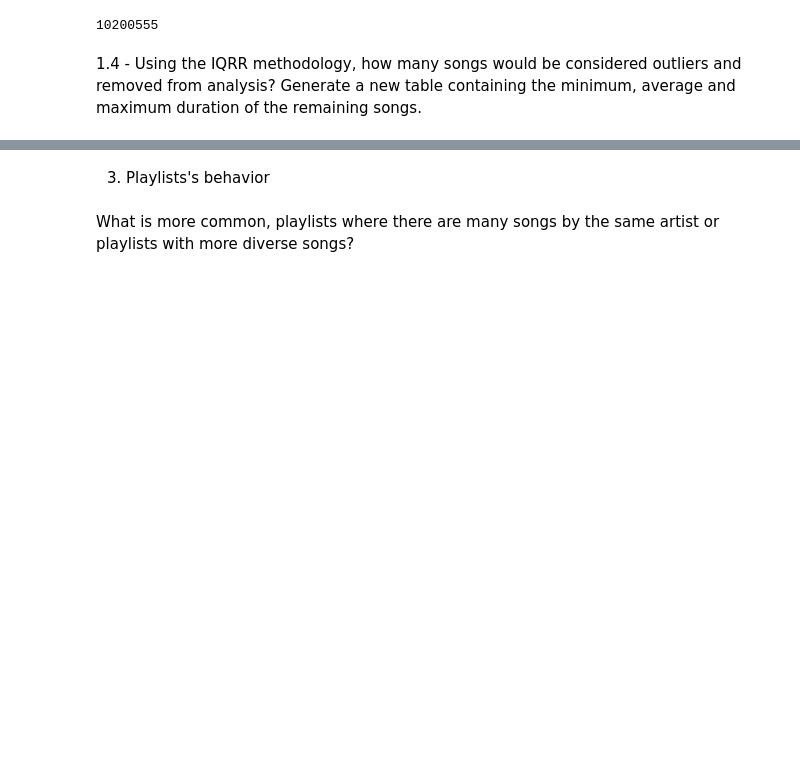
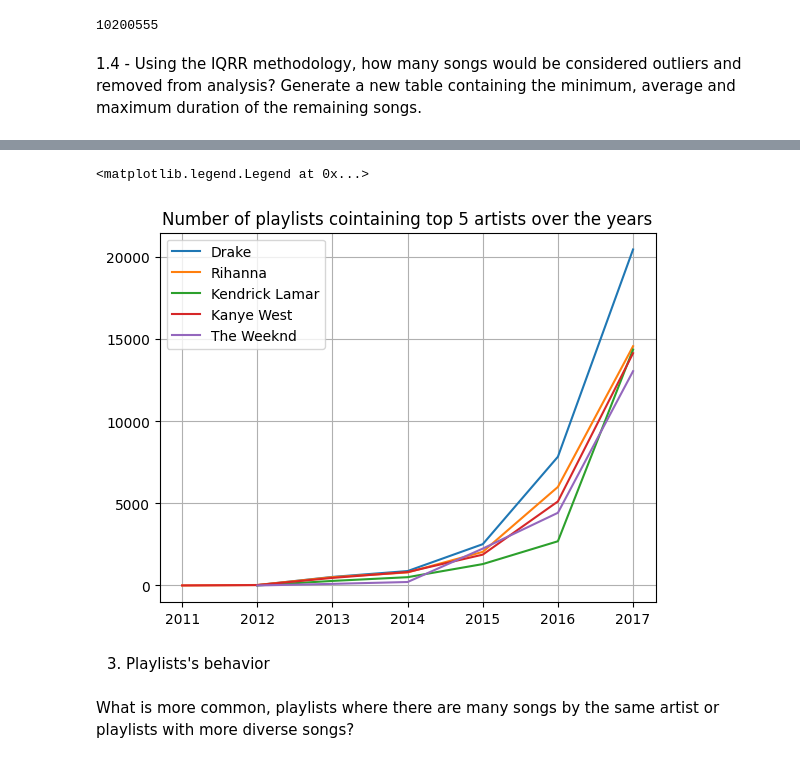
Before and after one commit to danielneiva/tp1-cloud-computing, a Jupyter notebook: spark.ipynb, the cells around one changed output, grey strips where cells are left out. Saved outputs shown, nothing was run; the diff lists cells and outputs as text; code cells hidden in the pictures; blank space fills up the shorter version.

```diff
--- a/spark.ipynb
+++ b/spark.ipynb
@@ -118,34 +119,40 @@ outliers_aggregates.show()
 # %%
 rdd3 = sc.textFile("hdfs:/datasets/spotify/playlist.json")
 rdd3 = rdd3.map(lambda x: json.loads(x))
 dfplaylists = rdd3.toDF()
 
 dfsuper = dfp.withColumnRenamed('pid', 'pid_playlist')
 dfsuper = dfsuper.join(dfplaylists, dfsuper.pid_playlist == dfplaylists.pid, 'left')
 #most popular artists by the number of playlists they appear in
 from pyspark.sql.functions import countDistinct, col, year, from_unixtime
 dfsuper = (dfsuper \
     .groupBy('artist_name', year(from_unixtime('modified_at')).alias('year')) \
     .agg(countDistinct('pid') \
     .alias('num_playlists')) \
     .orderBy(col('num_playlists').desc()))
 top_artists = ["Drake", "Rihanna", "Kanye West", "The Weeknd", "Kendrick Lamar"]
 top_artists_per_year = getDataFromHDFS('q2.csv')
 if top_artists_per_year == -1:
     top_artists_per_year = dfsuper \
         .filter(col('artist_name').isin(top_artists))
     top_artists_per_year.write.option("header", True).csv('./q2.csv')
 drake_yoy =  top_artists_per_year.where('artist_name="Drake"').toPandas()
 rihanna_yoy = top_artists_per_year.where('artist_name="Rihanna"').toPandas()
 kendrick_yoy = top_artists_per_year.where('artist_name="Kendrick Lamar"').toPandas()
 kanye_yoy = top_artists_per_year.where('artist_name="Kanye West"').toPandas()
 weeknd_yoy = top_artists_per_year.where('artist_name="The Weeknd"').toPandas()
 import matplotlib.pyplot as plt
-plt.plot(drake_yoy['year'], drake_yoy['num_playlists'])
-plt.plot(rihanna_yoy['year'], rihanna_yoy['num_playlists'])
-plt.plot(kendrick_yoy['year'], kendrick_yoy['num_playlists'])
-plt.plot(kanye_yoy['year'], kanye_yoy['num_playlists'])
-plt.plot(weeknd_yoy['year'], weeknd_yoy['num_playlists'])
+plt.plot(drake_yoy['year'].astype(int), drake_yoy['num_playlists'].astype(int), label='Drake')
+plt.plot(rihanna_yoy['year'].astype(int), rihanna_yoy['num_playlists'].astype(int), label='Rihanna')
+plt.plot(kendrick_yoy['year'].astype(int), kendrick_yoy['num_playlists'].astype(int), label='Kendrick Lamar')
+plt.plot(kanye_yoy['year'].astype(int), kanye_yoy['num_playlists'].astype(int), label='Kanye West')
+plt.plot(weeknd_yoy['year'].astype(int), weeknd_yoy['num_playlists'].astype(int), label='The Weeknd')
+plt.title('Number of playlists cointaining top 5 artists over the years')
+plt.grid()
+plt.legend()
+# %% [output]
+<matplotlib.legend.Legend at 0x...>
+[figure, added]
 # %% [markdown]
 3. Playlists's behavior
 # %% [markdown]
```
Also changed, not shown: parts of 5 cells of this notebook.
